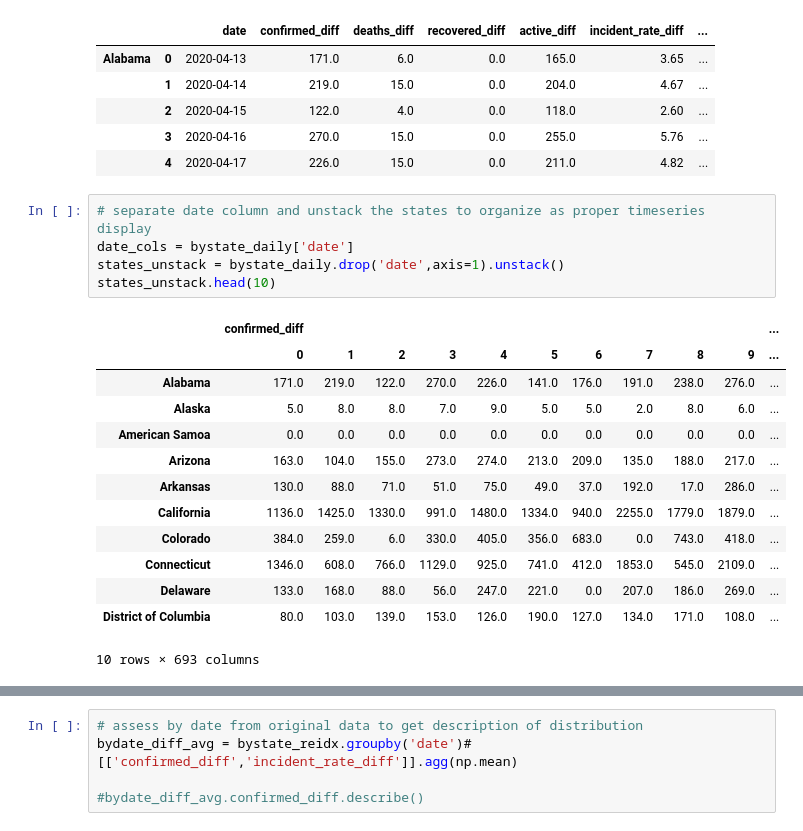
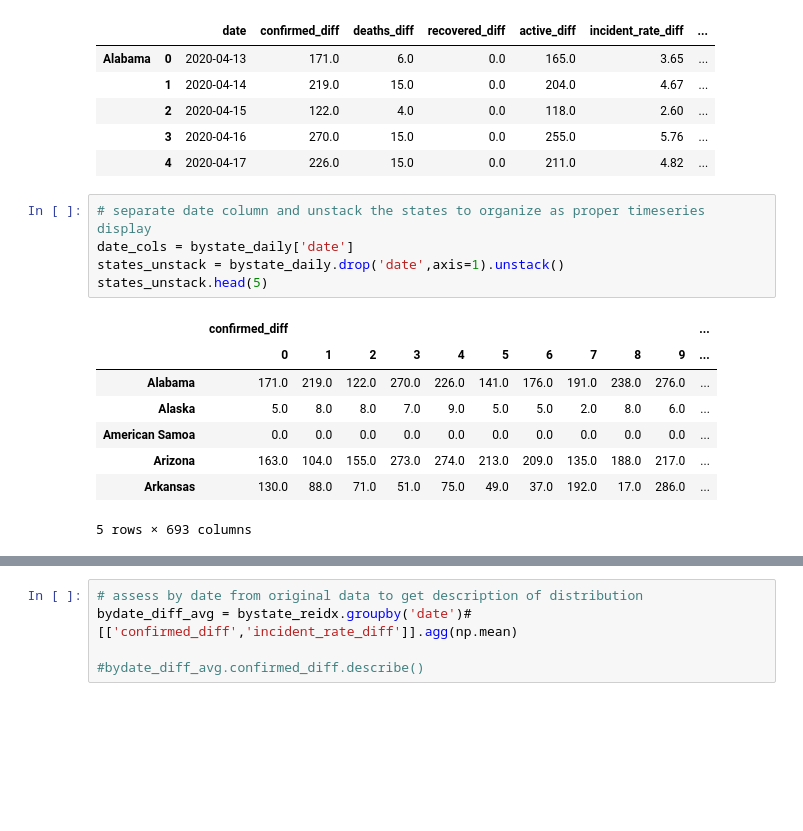
Before and after one commit to jungsNN/covid19-forecast, a Jupyter notebook: rough_draft3.ipynb, the cells around one changed output, grey strips where cells are left out. Drawn from its saved outputs; the diff is of its cells as text; blank space fills up the shorter version.

```diff
--- a/rough_draft3.ipynb
+++ b/rough_draft3.ipynb
@@ -451,22 +426,17 @@ bystate_daily.head()
 # %%
 # separate date column and unstack the states to organize as proper timeseries display
 date_cols = bystate_daily['date']
 states_unstack = bystate_daily.drop('date',axis=1).unstack()
-states_unstack.head(10)
+states_unstack.head(5)
 # %% [output]
 |  | confirmed_diff |  |  |  |  |  |  |  |  |  | ... |
 |  | 0 | 1 | 2 | 3 | 4 | 5 | 6 | 7 | 8 | 9 | ... |
 | Alabama | 171.0 | 219.0 | 122.0 | 270.0 | 226.0 | 141.0 | 176.0 | 191.0 | 238.0 | 276.0 | ... |
 | Alaska | 5.0 | 8.0 | 8.0 | 7.0 | 9.0 | 5.0 | 5.0 | 2.0 | 8.0 | 6.0 | ... |
 | American Samoa | 0.0 | 0.0 | 0.0 | 0.0 | 0.0 | 0.0 | 0.0 | 0.0 | 0.0 | 0.0 | ... |
 | Arizona | 163.0 | 104.0 | 155.0 | 273.0 | 274.0 | 213.0 | 209.0 | 135.0 | 188.0 | 217.0 | ... |
 | Arkansas | 130.0 | 88.0 | 71.0 | 51.0 | 75.0 | 49.0 | 37.0 | 192.0 | 17.0 | 286.0 | ... |
-| California | 1136.0 | 1425.0 | 1330.0 | 991.0 | 1480.0 | 1334.0 | 940.0 | 2255.0 | 1779.0 | 1879.0 | ... |
-| Colorado | 384.0 | 259.0 | 6.0 | 330.0 | 405.0 | 356.0 | 683.0 | 0.0 | 743.0 | 418.0 | ... |
-| Connecticut | 1346.0 | 608.0 | 766.0 | 1129.0 | 925.0 | 741.0 | 412.0 | 1853.0 | 545.0 | 2109.0 | ... |
-| Delaware | 133.0 | 168.0 | 88.0 | 56.0 | 247.0 | 221.0 | 0.0 | 207.0 | 186.0 | 269.0 | ... |
-| District of Columbia | 80.0 | 103.0 | 139.0 | 153.0 | 126.0 | 190.0 | 127.0 | 134.0 | 171.0 | 108.0 | ... |
-10 rows × 693 columns
+5 rows × 693 columns
 # %%
 # create time series dataset
 datestr = sorted(set(str(datestrings)[0:10] for datestrings in date_cols.values))
```
Also changed, not shown: parts of 34 cells of this notebook.
